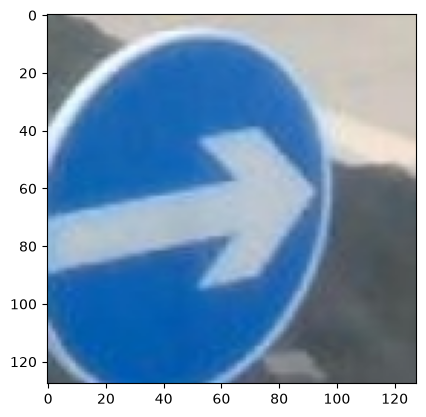
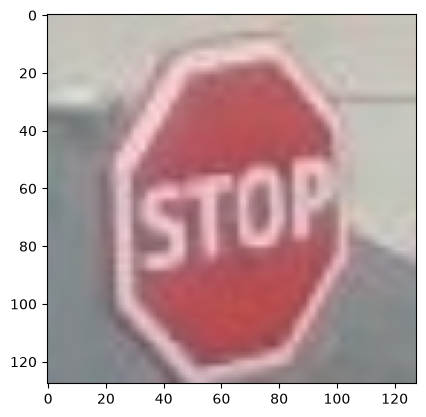
Unified diff of the notebook cell whose output changed from the first chart to the second:
--- before
+++ after
@@ -1 +1 @@
-plt.imshow(pictures[1010])
+plt.imshow(pictures[10])

Commit: change files